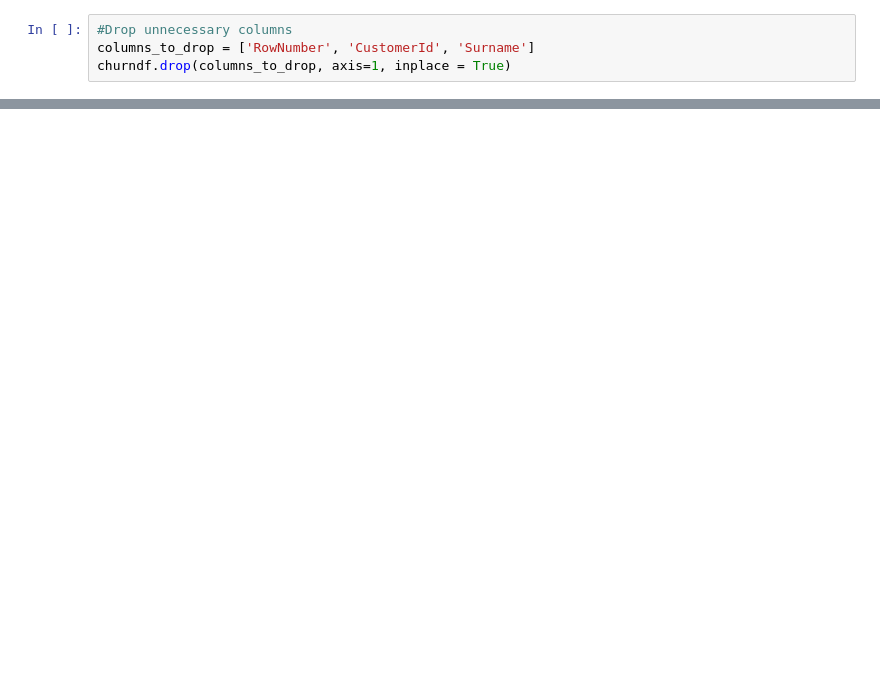
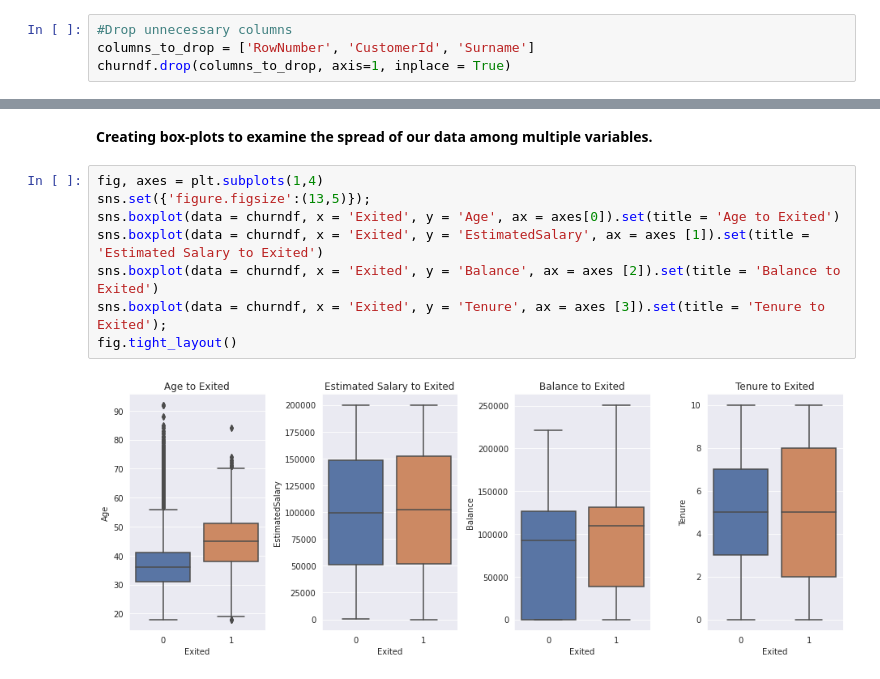
Before and after one commit to harshitlikhar/SC22-BatchB-recursive-searchers, a Jupyter notebook: Group-2/data/EDA for Churn Modeling.ipynb, the cells around one changed output, grey strips where cells are left out. Saved outputs shown, nothing was run; the diff lists cells and outputs as text; blank space fills up the shorter version.

```diff
--- a/Group-2/data/EDA for Churn Modeling.ipynb
+++ b/Group-2/data/EDA for Churn Modeling.ipynb
@@ -76,0 +47,12 @@ sns.countplot(data=churndf, x='Tenure', hue='Exited').set(title='Tenure vs. Peop
+# %% [markdown]
+**Creating box\-plots to examine the spread of our data among multiple variables.**
+# %%
+fig, axes = plt.subplots(1,4)
+sns.set({'figure.figsize':(13,5)});
+sns.boxplot(data = churndf, x = 'Exited', y = 'Age', ax = axes[0]).set(title = 'Age to Exited')
+sns.boxplot(data = churndf, x = 'Exited', y = 'EstimatedSalary', ax = axes [1]).set(title = 'Estimated Salary to Exited')
+sns.boxplot(data = churndf, x = 'Exited', y = 'Balance', ax = axes [2]).set(title = 'Balance to Exited')
+sns.boxplot(data = churndf, x = 'Exited', y = 'Tenure', ax = axes [3]).set(title = 'Tenure to Exited');
+fig.tight_layout()
+# %% [output]
+[figure, added]
```
Also changed, not shown: parts of 28 cells of this notebook, 10 other files.
